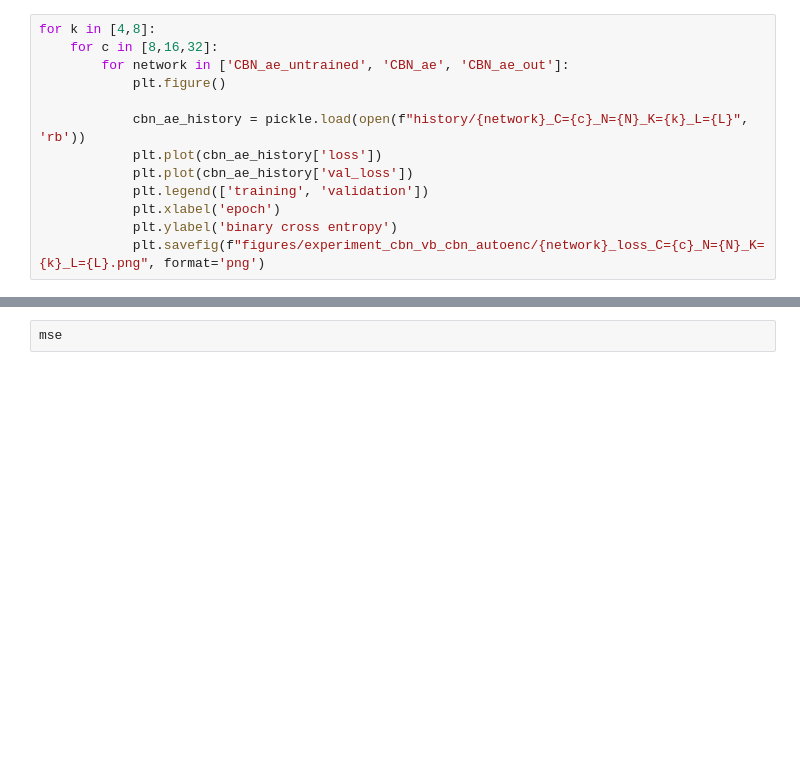
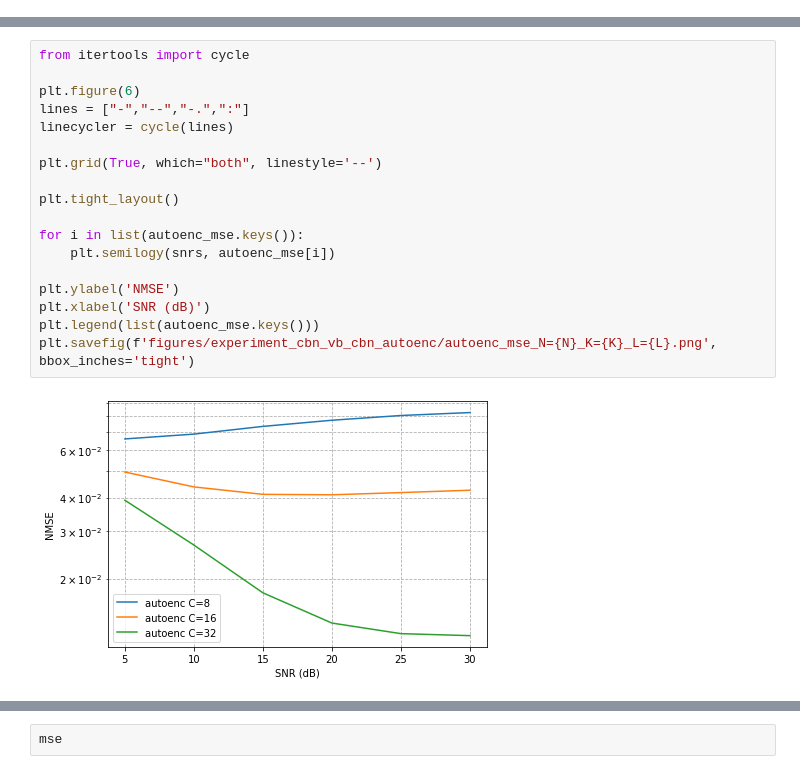
Before and after one commit to ksteensig/channel-estimation, a Jupyter notebook: experiments/cbn_vs_autoenc_cbn.ipynb, the cells around one changed output, grey strips where cells are left out. Drawn from its saved outputs; the diff is of its cells as text; blank space fills up the shorter version.

```diff
--- a/experiments/cbn_vs_autoenc_cbn.ipynb
+++ b/experiments/cbn_vs_autoenc_cbn.ipynb
@@ -246,13 +309,0 @@ plt.savefig(f"figures/experiment_cbn_vb_cbn_autoenc/CBN_loss_N={N}_K={K}_L={L}.p
-# %%
-for k in [4,8]:
-    for c in [8,16,32]:
-        for network in ['CBN_ae_untrained', 'CBN_ae', 'CBN_ae_out']:
-            plt.figure()
-
-            cbn_ae_history = pickle.load(open(f"history/{network}_C={c}_N={N}_K={k}_L={L}", 'rb'))
-            plt.plot(cbn_ae_history['loss'])
-            plt.plot(cbn_ae_history['val_loss'])
-            plt.legend(['training', 'validation'])
-            plt.xlabel('epoch')
-            plt.ylabel('binary cross entropy')
-            plt.savefig(f"figures/experiment_cbn_vb_cbn_autoenc/{network}_loss_C={c}_N={N}_K={k}_L={L}.png", format='png')
@@ -259,3 +369,23 @@ for k in [4,8]:
+# %%
+from itertools import cycle
+
+plt.figure(6)
+lines = ["-","--","-.",":"]
+linecycler = cycle(lines)
+
+plt.grid(True, which="both", linestyle='--')
+
+plt.tight_layout()
+
+for i in list(autoenc_mse.keys()):
+    plt.semilogy(snrs, autoenc_mse[i])
+
+plt.ylabel('NMSE')
+plt.xlabel('SNR (dB)')
+plt.legend(list(autoenc_mse.keys()))
+plt.savefig(f'figures/experiment_cbn_vb_cbn_autoenc/autoenc_mse_N={N}_K={K}_L={L}.png', bbox_inches='tight')
+# %% [output]
+[figure, added]
 # %%
 autoenc_mse = {}
 
```
Also changed, not shown: parts of 10 cells of this notebook, 12 other files.
